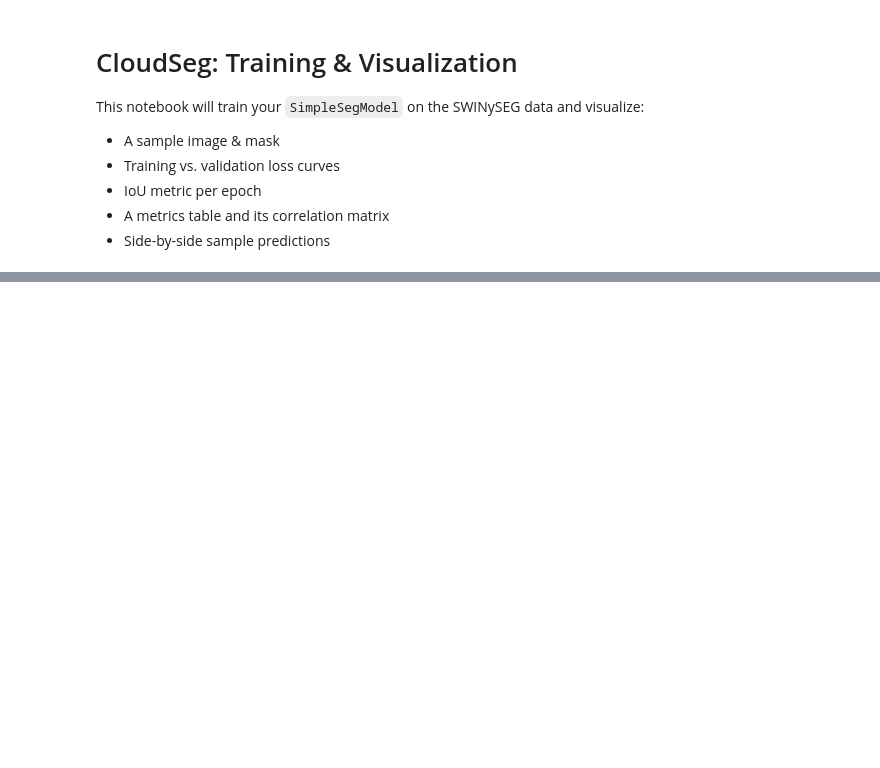
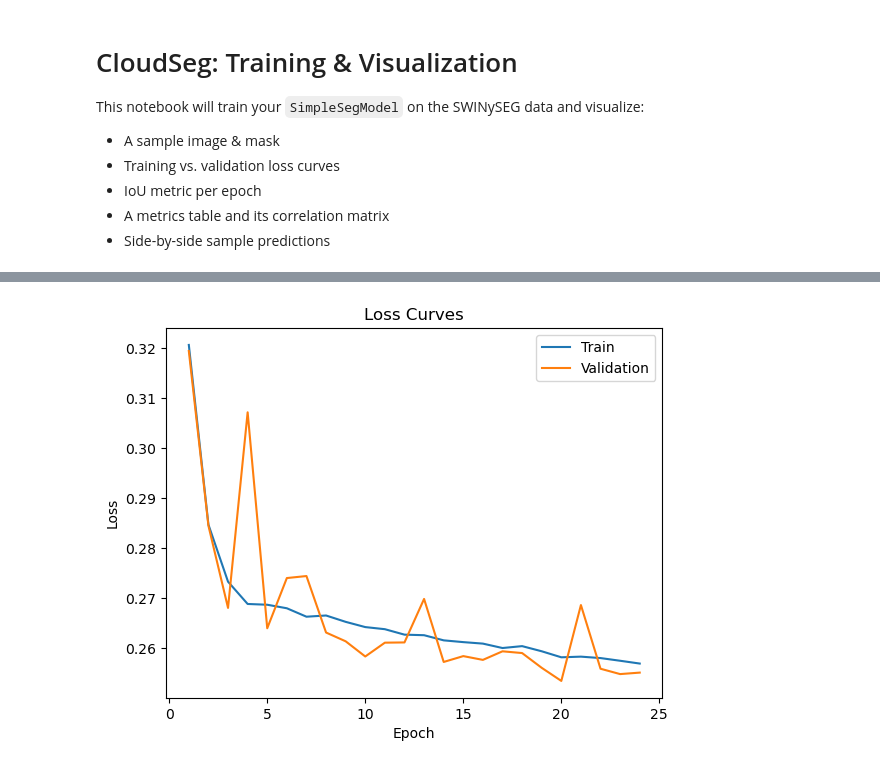
Before and after one commit to mrsoheilnezakat/Solo_Cloud, a Jupyter notebook: train_val.ipynb, the cells around one changed output, grey strips where cells are left out. Drawn from its saved outputs; the diff is of its cells as text; code cells hidden in the pictures; blank space fills up the shorter version.

```diff
--- a/train_val.ipynb
+++ b/train_val.ipynb
@@ -122,10 +143,15 @@ for epoch in range(1, MAX_EPOCHS+1):
 # %%
+# Compute the actual epoch indices
+epochs = list(range(1, len(train_losses) + 1))
+
 plt.figure()
-plt.plot(range(1, MAX_EPOCHS+1), train_losses, label="Train")
-plt.plot(range(1, MAX_EPOCHS+1), val_losses,   label="Validation")
+plt.plot(epochs, train_losses, label="Train")
+plt.plot(epochs, val_losses,   label="Validation")
 plt.title("Loss Curves")
 plt.xlabel("Epoch")
 plt.ylabel("Loss")
 plt.legend()
 plt.show()
+# %% [output]
+[figure, added]
 # %%
```
Also changed, not shown: parts of 5 cells of this notebook, 2 other files.
